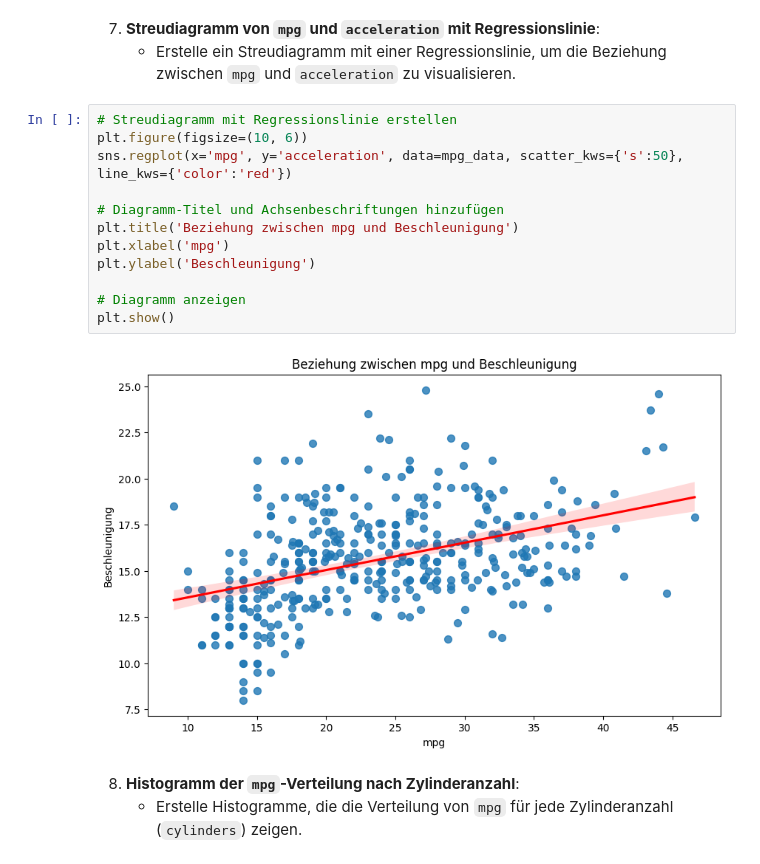
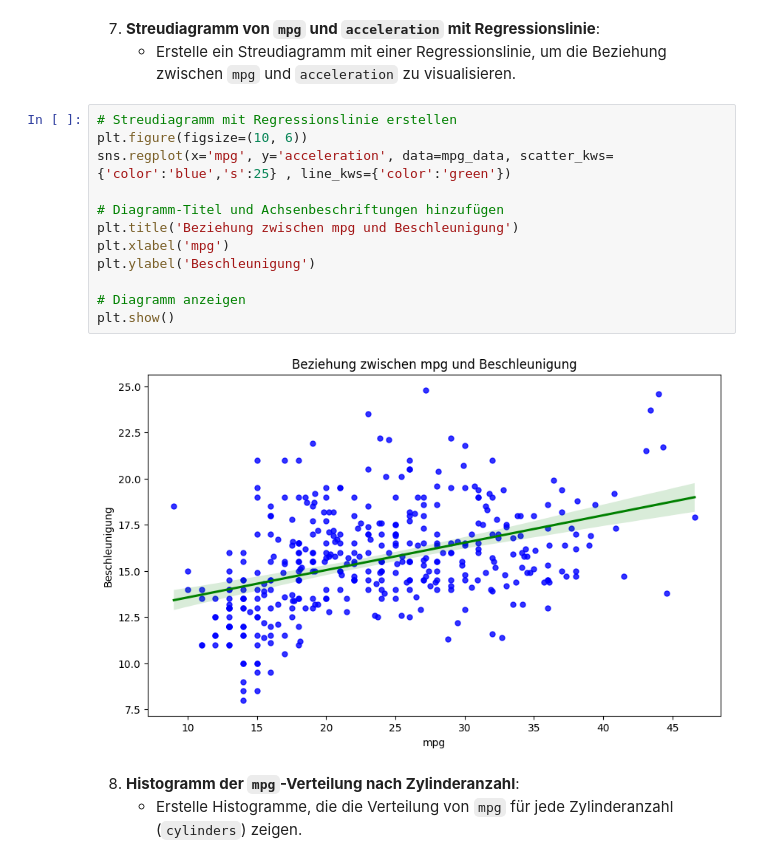
Before and after one commit to CL-Datasmartpoint/PyDA-Tag8-Diagramme, a Jupyter notebook: Python_DA_Tag8_Diagramme_Aufgaben1.ipynb, the cells around one changed output. Drawn from its saved outputs; the diff is of its cells as text.

```diff
--- a/Python_DA_Tag8_Diagramme_Aufgaben1.ipynb
+++ b/Python_DA_Tag8_Diagramme_Aufgaben1.ipynb
@@ -224,17 +222,17 @@ plt.show()
 # %%
 # Streudiagramm mit Regressionslinie erstellen
 plt.figure(figsize=(10, 6))
-sns.regplot(x='mpg', y='acceleration', data=mpg_data, scatter_kws={'s':50}, line_kws={'color':'red'})
+sns.regplot(x='mpg', y='acceleration', data=mpg_data, scatter_kws={'color':'blue','s':25} , line_kws={'color':'green'})
 
 # Diagramm-Titel und Achsenbeschriftungen hinzufügen
 plt.title('Beziehung zwischen mpg und Beschleunigung')
 plt.xlabel('mpg')
 plt.ylabel('Beschleunigung')
 
 # Diagramm anzeigen
 plt.show()
 # %% [output]
-[figure, old version]
+[figure, new version]
 # %% [markdown]
 
 8. **Histogramm der `mpg`-Verteilung nach Zylinderanzahl**:
```
Also changed, not shown: parts of 6 cells of this notebook.
